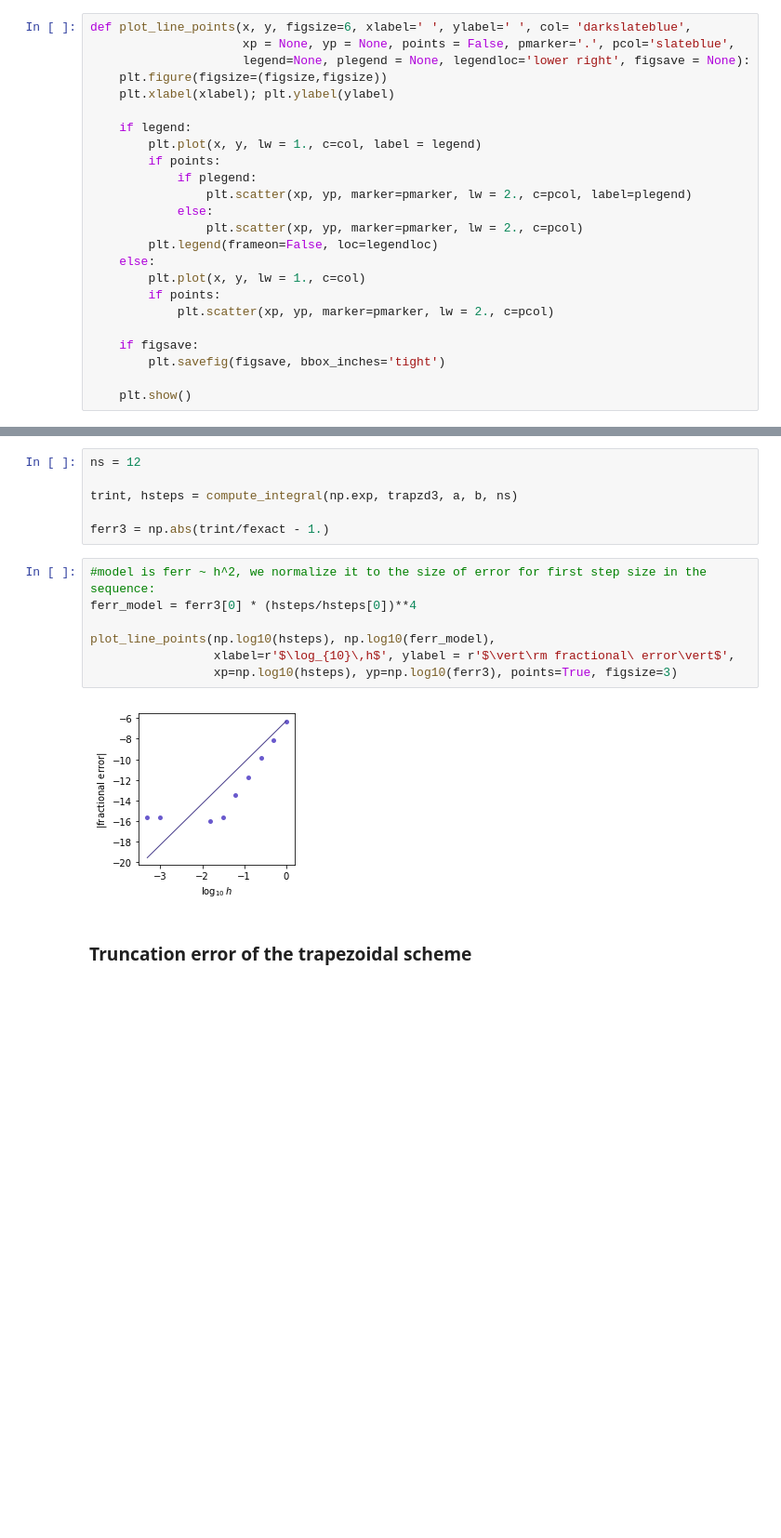
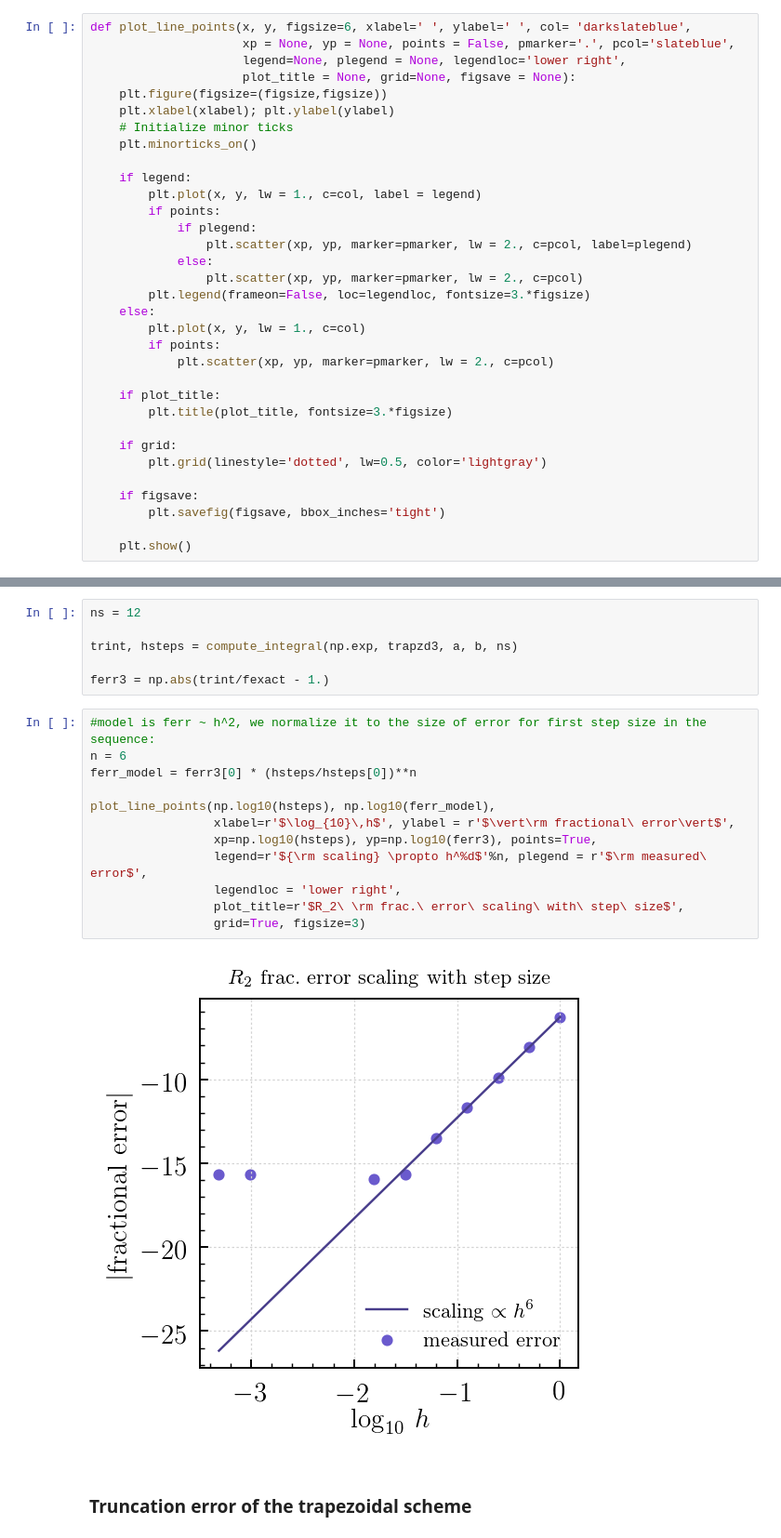
Before and after one commit to a-kravtsov/a211w20, a Jupyter notebook: 02_integration_approximation.ipynb, the cells around one changed output, grey strips where cells are left out. Shown at 93% size. Saved outputs shown, nothing was run; the diff lists cells and outputs as text; blank space fills up the shorter version.

```diff
--- a/02_integration_approximation.ipynb
+++ b/02_integration_approximation.ipynb
@@ -109,9 +120,12 @@ Another helper routine for generic plots that include a line and (optionally) a
 # %%
 def plot_line_points(x, y, figsize=6, xlabel=' ', ylabel=' ', col= 'darkslateblue',
                      xp = None, yp = None, points = False, pmarker='.', pcol='slateblue',
-                     legend=None, plegend = None, legendloc='lower right', figsave = None):
+                     legend=None, plegend = None, legendloc='lower right',
+                     plot_title = None, grid=None, figsave = None):
     plt.figure(figsize=(figsize,figsize))
     plt.xlabel(xlabel); plt.ylabel(ylabel)
+    # Initialize minor ticks
+    plt.minorticks_on()
 
     if legend:
         plt.plot(x, y, lw = 1., c=col, label = legend)
@@ -120,12 +134,18 @@ def plot_line_points(x, y, figsize=6, xlabel=' ', ylabel=' ', col= 'darkslateblu
                 plt.scatter(xp, yp, marker=pmarker, lw = 2., c=pcol, label=plegend)
             else:
                 plt.scatter(xp, yp, marker=pmarker, lw = 2., c=pcol)
-        plt.legend(frameon=False, loc=legendloc)
+        plt.legend(frameon=False, loc=legendloc, fontsize=3.*figsize)
     else:
         plt.plot(x, y, lw = 1., c=col)
         if points:
             plt.scatter(xp, yp, marker=pmarker, lw = 2., c=pcol)
 
+    if plot_title:
+        plt.title(plot_title, fontsize=3.*figsize)
+
+    if grid:
+        plt.grid(linestyle='dotted', lw=0.5, color='lightgray')
+
     if figsave:
         plt.savefig(figsave, bbox_inches='tight')
 
@@ -279,13 +313,18 @@ trint, hsteps = compute_integral(np.exp, trapzd3, a, b, ns)
 ferr3 = np.abs(trint/fexact - 1.)
 # %%
 #model is ferr ~ h^2, we normalize it to the size of error for first step size in the sequence:
-ferr_model = ferr3[0] * (hsteps/hsteps[0])**4
+n = 6
+ferr_model = ferr3[0] * (hsteps/hsteps[0])**n
 
 plot_line_points(np.log10(hsteps), np.log10(ferr_model),
                  xlabel=r'$\log_{10}\,h$', ylabel = r'$\vert\rm fractional\ error\vert$',
-                 xp=np.log10(hsteps), yp=np.log10(ferr3), points=True, figsize=3)
+                 xp=np.log10(hsteps), yp=np.log10(ferr3), points=True,
+                 legend=r'${\rm scaling} \propto h^%d$'%n, plegend = r'$\rm measured\ error$',
+                 legendloc = 'lower right',
+                 plot_title=r'$R_2\ \rm frac.\ error\ scaling\ with\ step\ size$',
+                 grid=True, figsize=3)
 # %% [output]
-[figure, old version]
+[figure, new version]
 # %% [markdown]
 ### Truncation error of the trapezoidal scheme
 # %% [markdown]
```
Also changed, not shown: parts of 32 cells of this notebook, 1 other file.
